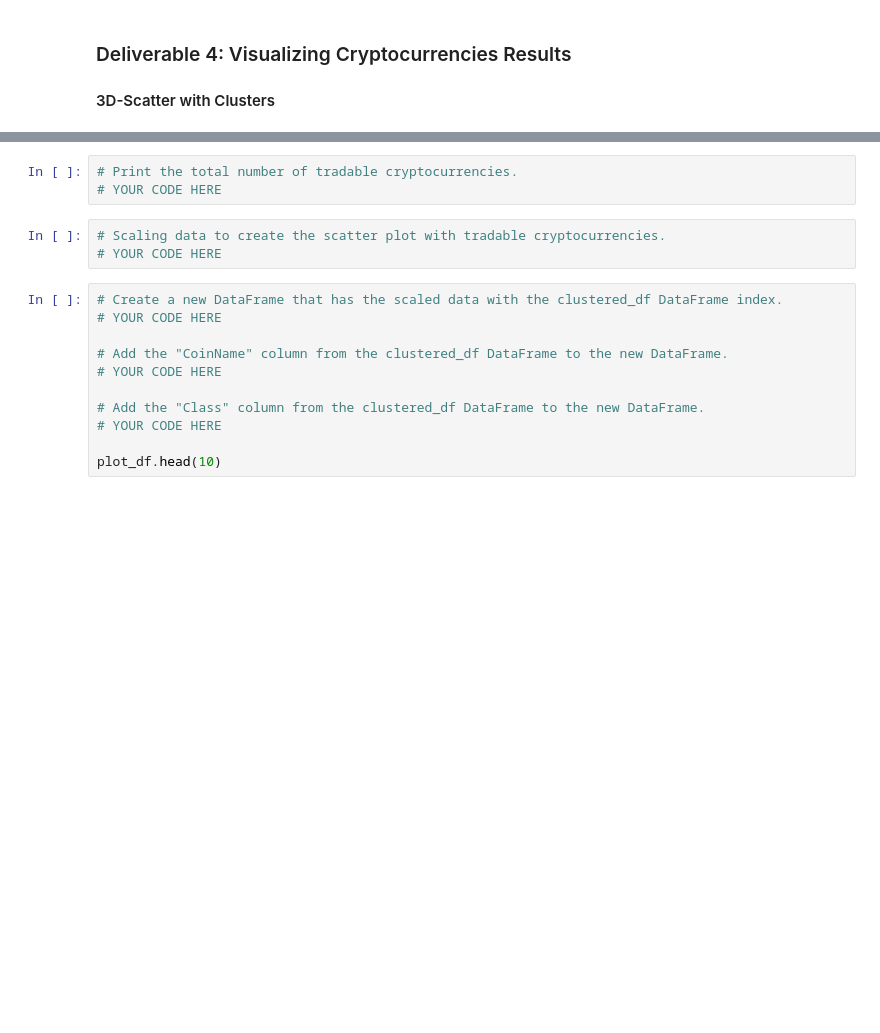
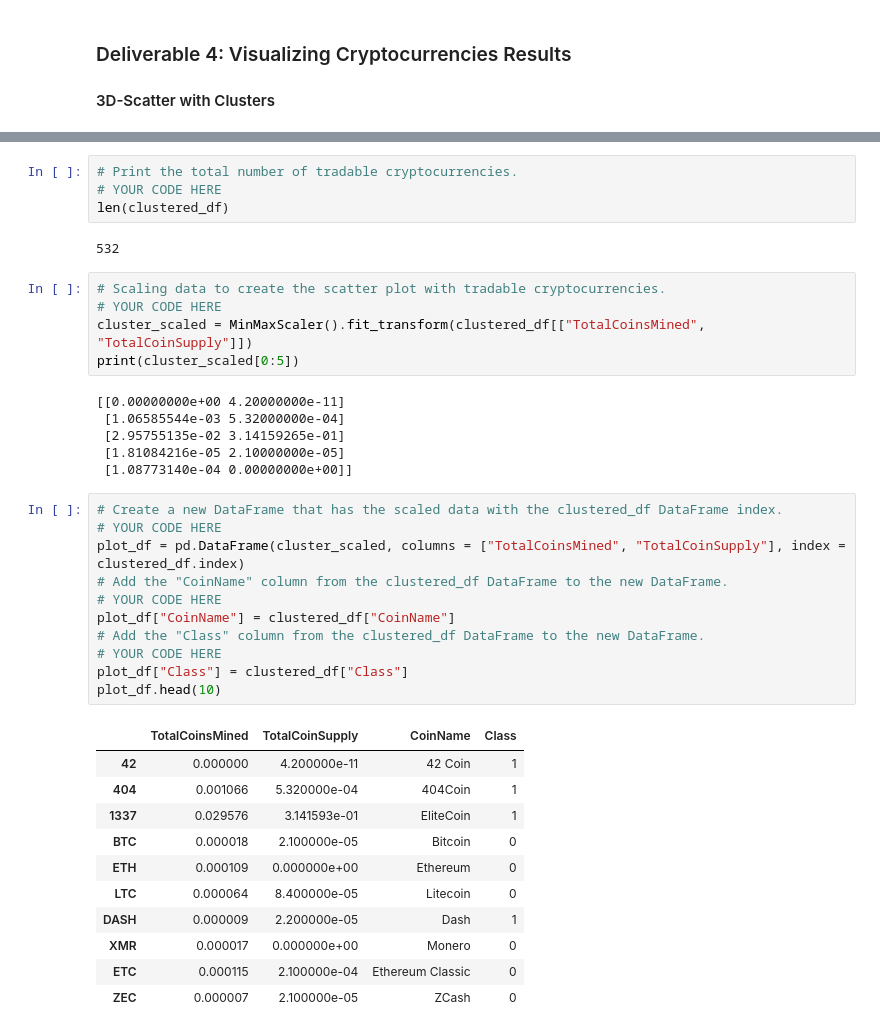
Before and after one commit to monikatomhave/Cryptocurrencies, a Jupyter notebook: crypto_clustering.ipynb, the cells around one changed output, grey strips where cells are left out. Saved outputs shown, nothing was run; the diff lists cells and outputs as text; blank space fills up the shorter version.

```diff
--- a/crypto_clustering.ipynb
+++ b/crypto_clustering.ipynb
@@ -290,20 +303,43 @@ fig.show()
 # %%
 # Print the total number of tradable cryptocurrencies.
 # YOUR CODE HERE
+len(clustered_df)
+# %% [output]
+532
 # %%
 # Scaling data to create the scatter plot with tradable cryptocurrencies.
 # YOUR CODE HERE
+cluster_scaled = MinMaxScaler().fit_transform(clustered_df[["TotalCoinsMined", "TotalCoinSupply"]])
+print(cluster_scaled[0:5])
+# %% [output]
+[[0.00000000e+00 4.20000000e-11]
+ [1.06585544e-03 5.32000000e-04]
+ [2.95755135e-02 3.14159265e-01]
+ [1.81084216e-05 2.10000000e-05]
+ [1.08773140e-04 0.00000000e+00]]
 # %%
 # Create a new DataFrame that has the scaled data with the clustered_df DataFrame index.
 # YOUR CODE HERE
-
+plot_df = pd.DataFrame(cluster_scaled, columns = ["TotalCoinsMined", "TotalCoinSupply"], index = clustered_df.index)
 # Add the "CoinName" column from the clustered_df DataFrame to the new DataFrame.
 # YOUR CODE HERE
-
+plot_df["CoinName"] = clustered_df["CoinName"]
 # Add the "Class" column from the clustered_df DataFrame to the new DataFrame.
 # YOUR CODE HERE
-
+plot_df["Class"] = clustered_df["Class"]
 plot_df.head(10)
+# %% [output]
+|  | TotalCoinsMined | TotalCoinSupply | CoinName | Class |
+| 42 | 0.000000 | 4.200000e-11 | 42 Coin | 1 |
+| 404 | 0.001066 | 5.320000e-04 | 404Coin | 1 |
+| 1337 | 0.029576 | 3.141593e-01 | EliteCoin | 1 |
+| BTC | 0.000018 | 2.100000e-05 | Bitcoin | 0 |
+| ETH | 0.000109 | 0.000000e+00 | Ethereum | 0 |
+| LTC | 0.000064 | 8.400000e-05 | Litecoin | 0 |
+| DASH | 0.000009 | 2.200000e-05 | Dash | 1 |
+| XMR | 0.000017 | 0.000000e+00 | Monero | 0 |
+| ETC | 0.000115 | 2.100000e-04 | Ethereum Classic | 0 |
+| ZEC | 0.000007 | 2.100000e-05 | ZCash | 0 |
 # %%
 # Create a hvplot.scatter plot using x="TotalCoinsMined" and y="TotalCoinSupply".
 # YOUR CODE HERE
```
Also changed, not shown: parts of 13 cells of this notebook.
